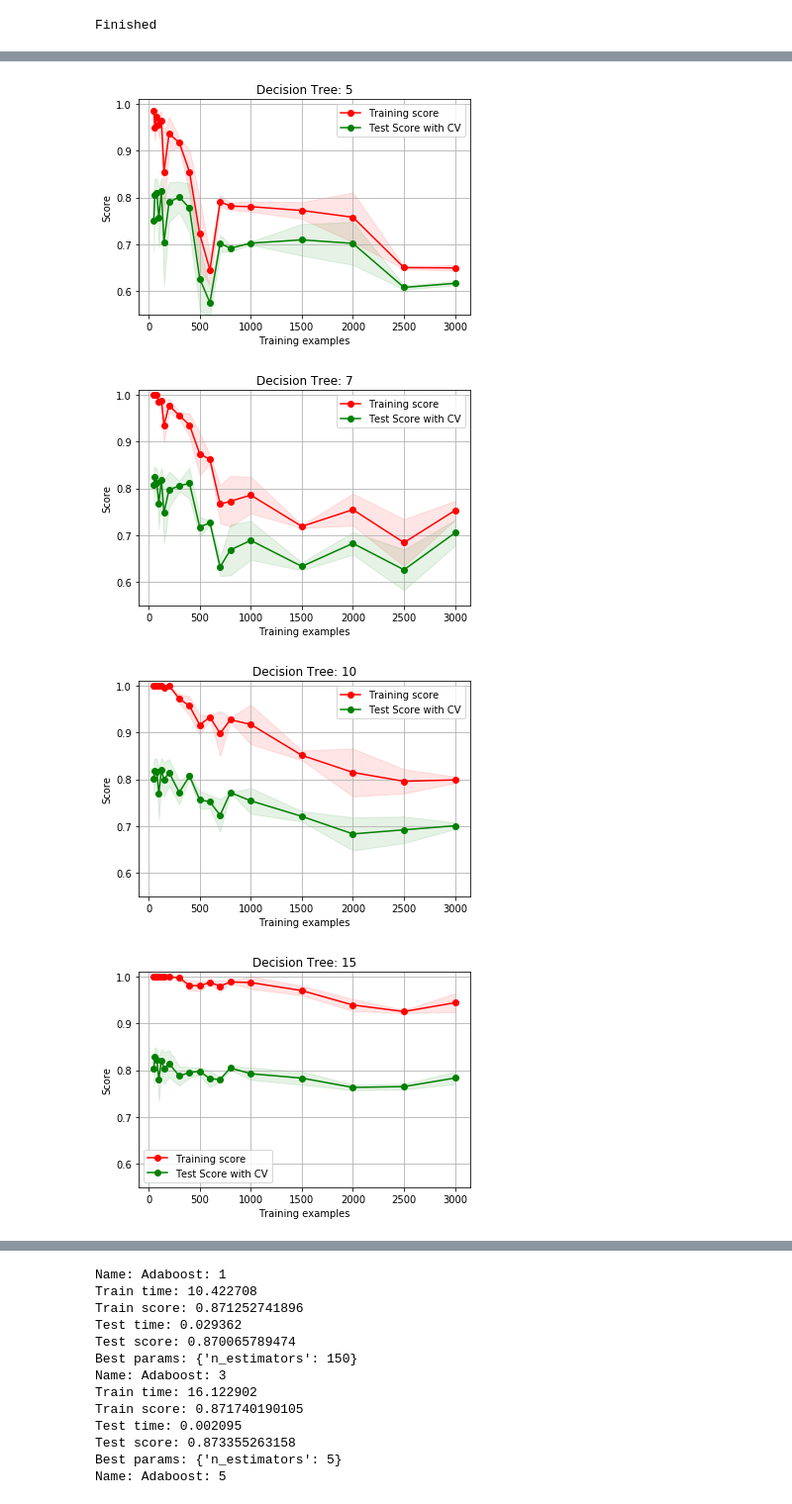
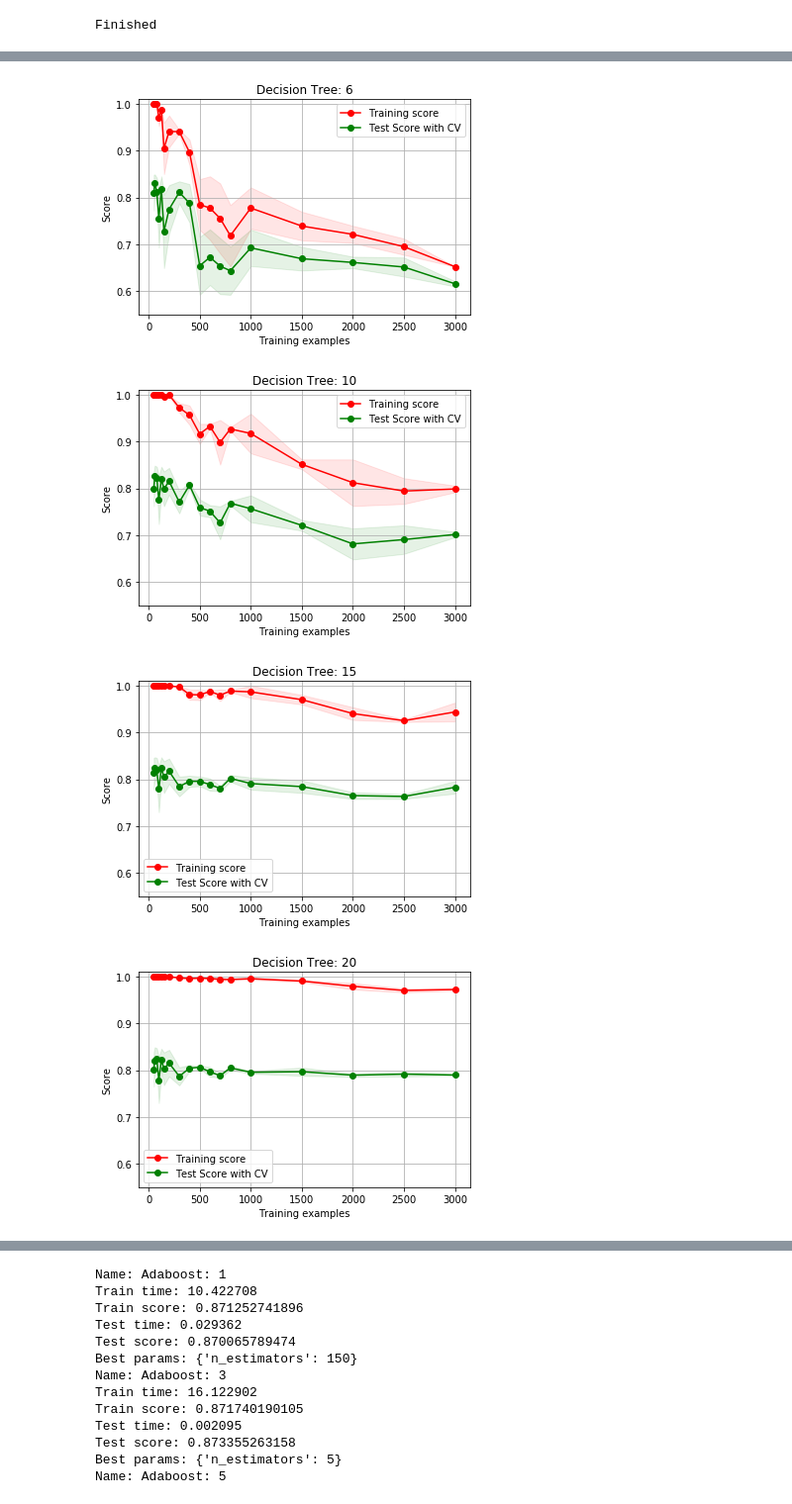
Before and after one commit to PhilipBale/CS7641-Graduate-ML, a Jupyter notebook: assignment1/code/Decision Trees.ipynb, the cells around one changed output, grey strips where cells are left out. Shown: that part at 99% size. Drawn from its saved outputs; the diff is of its cells as text; code cells hidden in the pictures.

```diff
--- a/assignment1/code/Decision Trees.ipynb
+++ b/assignment1/code/Decision Trees.ipynb
@@ -269,7 +269,7 @@ Finished
 # Decision Tree
 params = { 'criterion':['gini','entropy'] }
 
-for i in [1, 3, 5, 7, 10, 15, 20, 25, 30, 40, 50]:
+for i in [1, 3, 6, 10, 15, 20, 25, 35, 50]:
     clf = tree.DecisionTreeClassifier(max_depth=i, class_weight='balanced', splitter='best', min_samples_leaf=1)
     output, output_clf, table_output = crossValidateAndTest('Decision Tree: ' + str(i), clf, params, trainTest)
     tree_size = output.tree_.node_count
@@ -309,6 +309,6 @@ Best params: {'criterion': 'entropy'}
 [figure]
 [figure]
-[figure, old version]
+[figure, new version]
-[figure, old version]
+[figure, new version]
-[figure, old version]
+[figure, new version]
-[figure, old version]
+[figure, new version]
```
Also changed, not shown: parts of 1 cell of this notebook, 3 other files.
